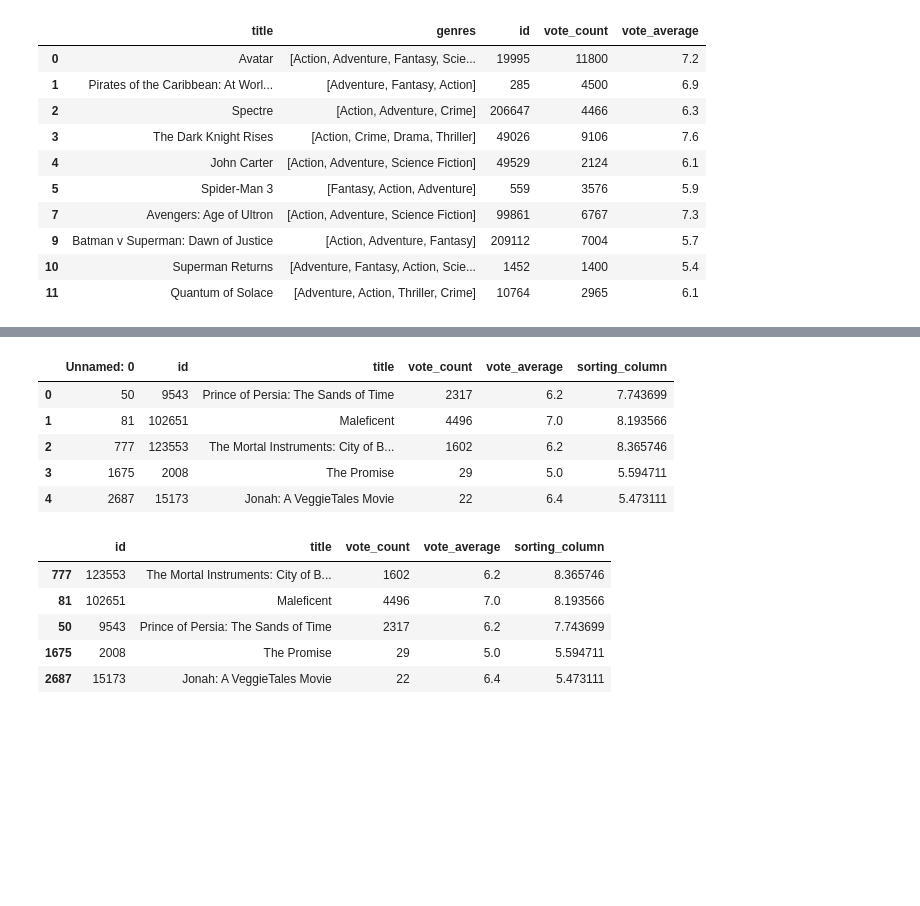
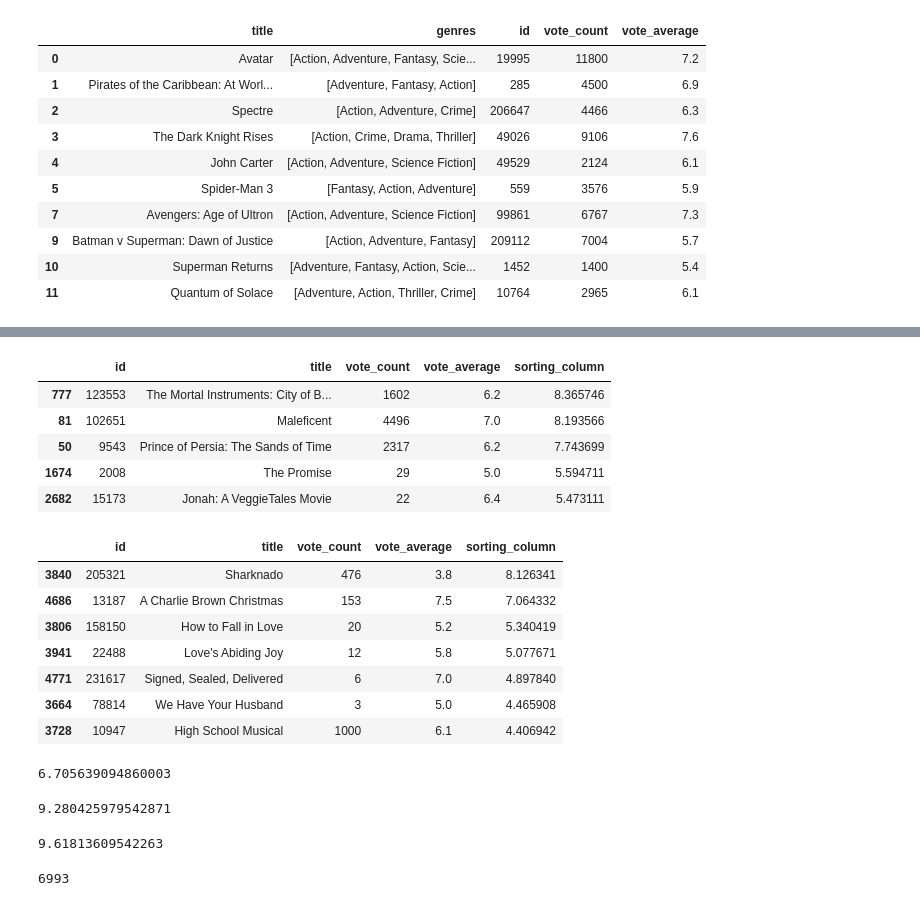
Before and after one commit to vivek-2567/Movie-Recommendation-System, a Jupyter notebook: filtering on basis of genere.ipynb, the cells around one changed output, grey strips where cells are left out. Saved outputs shown, nothing was run; the diff lists cells and outputs as text; code cells hidden in the pictures; blank space fills up the shorter version.

Commit message:
filtering movies and changes

```diff
--- a/filtering on basis of genere.ipynb
+++ b/filtering on basis of genere.ipynb
@@ -75,23 +75,13 @@ checking = movies
 ans = pd.DataFrame(columns=['title','genres','id','vote_count','vote_average'])
 selection = ['Action','Fantasy','Romance']
 for i in selection:
-    with open('myfile.txt','w') as f:
-        if len(checking == 0):
-            f.write(i)
-            checking.to_csv("try2.csv")
     for j in range(len(checking)):
-        # xyzzz = checking['id'][j]
-        # with open("myfile.txt",'w') as f:
-        #     f.write(i)
-        #     f.write(str(xyzzz))
         try:
             if i in checking['genres'][j]:
-                # print(j)
                 ans = pd.concat([ans,checking.loc[j:j]])
         except:
             pass
     checking = ans
-    checking.to_csv("try.csv")
 ans.head(10)
 # %% [output]
 |  | title | genres | id | vote_count | vote_average |
@@ -139,20 +129,8 @@ def select(selection):
         df = df[df[i]==1]
 
     df = df[['id','title','vote_count','vote_average']]
-    df.to_csv('xyz.csv')
     df['sorting_column'] = df.apply(lambda x: best_one(x),axis = 1)
     return df.sort_values('sorting_column',ascending=False).head(10)
-# %%
-df = pd.read_csv('xyz.csv')
-df['sorting_column'] = df.apply(lambda x: best_one(x),axis = 1)
-df
-# %% [output]
-|  | Unnamed: 0 | id | title | vote_count | vote_average | sorting_column |
-| 0 | 50 | 9543 | Prince of Persia: The Sands of Time | 2317 | 6.2 | 7.743699 |
-| 1 | 81 | 102651 | Maleficent | 4496 | 7.0 | 8.193566 |
-| 2 | 777 | 123553 | The Mortal Instruments: City of B... | 1602 | 6.2 | 8.365746 |
-| 3 | 1675 | 2008 | The Promise | 29 | 5.0 | 5.594711 |
-| 4 | 2687 | 15173 | Jonah: A VeggieTales Movie | 22 | 6.4 | 5.473111 |
 # %%
 select(['Action','Fantasy','Romance'])
 # %% [output]
@@ -160,5 +138,33 @@ select(['Action','Fantasy','Romance'])
 | 777 | 123553 | The Mortal Instruments: City of B... | 1602 | 6.2 | 8.365746 |
 | 81 | 102651 | Maleficent | 4496 | 7.0 | 8.193566 |
 | 50 | 9543 | Prince of Persia: The Sands of Time | 2317 | 6.2 | 7.743699 |
-| 1675 | 2008 | The Promise | 29 | 5.0 | 5.594711 |
-| 2687 | 15173 | Jonah: A VeggieTales Movie | 22 | 6.4 | 5.473111 |
+| 1674 | 2008 | The Promise | 29 | 5.0 | 5.594711 |
+| 2682 | 15173 | Jonah: A VeggieTales Movie | 22 | 6.4 | 5.473111 |
+# %%
+select(['TV Movie'])
+# %% [output]
+|  | id | title | vote_count | vote_average | sorting_column |
+| 3840 | 205321 | Sharknado | 476 | 3.8 | 8.126341 |
+| 4686 | 13187 | A Charlie Brown Christmas | 153 | 7.5 | 7.064332 |
+| 3806 | 158150 | How to Fall in Love | 20 | 5.2 | 5.340419 |
+| 3941 | 22488 | Love's Abiding Joy | 12 | 5.8 | 5.077671 |
+| 4771 | 231617 | Signed, Sealed, Delivered | 6 | 7.0 | 4.897840 |
+| 3664 | 78814 | We Have Your Husband | 3 | 5.0 | 4.465908 |
+| 3728 | 10947 | High School Musical | 1000 | 6.1 | 4.406942 |
+# %%
+import math
+math.log(100//1000*7109+100%1000*7+9*13)
+# %% [output]
+6.705639094860003
+# %%
+math.log(((500//1000)+1)*7109+500%1000*7+9*13)
+# %% [output]
+9.280425979542871
+# %%
+math.log(((1100//1000)+1)*7109+1100%1000*7+9*13)
+# %% [output]
+9.61813609542263
+# %%
+999*7
+# %% [output]
+6993
```
Also changed, not shown: parts of 14 cells of this notebook, 7 other files.
